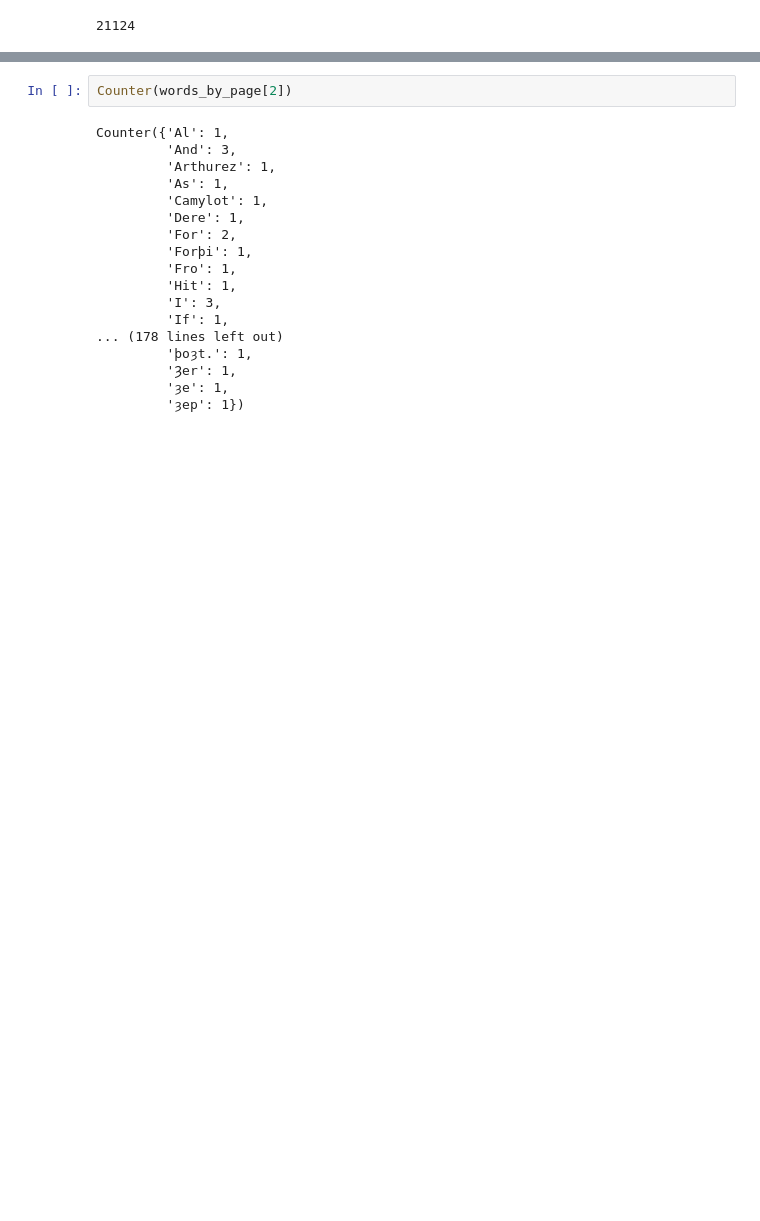
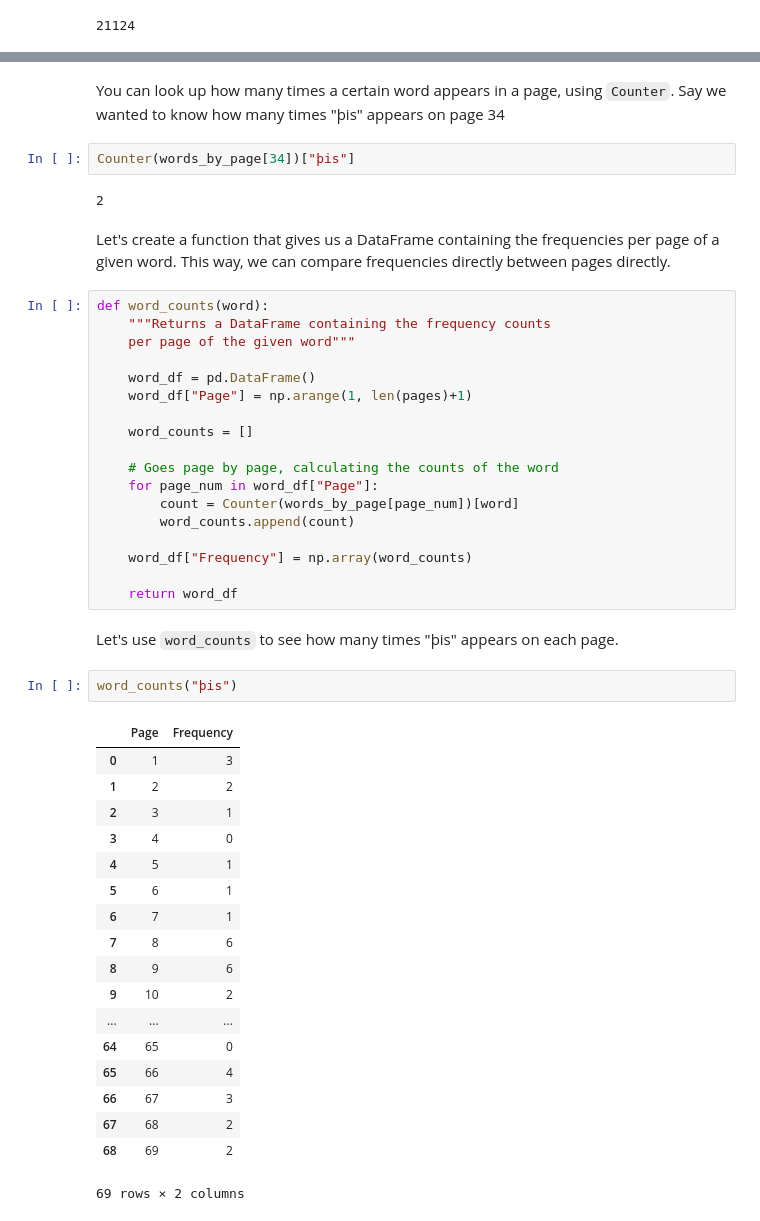
Before and after one commit to ds-modules/MEDST-250, a Jupyter notebook: 03-Intro_to_Stats/Statistics.ipynb, the cells around one changed output, grey strips where cells are left out. Cells and saved outputs as stored; diff of their text form; blank space fills up the shorter version.

Commit message:
Finished word frequencies section

```diff
--- a/03-Intro_to_Stats/Statistics.ipynb
+++ b/03-Intro_to_Stats/Statistics.ipynb
@@ -528,20 +573,49 @@ from collections import Counter
+# %% [markdown]
+You can look up how many times a certain word appears in a page, using `Counter`. Say we wanted to know how many times "þis" appears on page 34
 # %%
-Counter(words_by_page[2])
+Counter(words_by_page[34])["þis"]
 # %% [output]
-Counter({'Al': 1,
-         'And': 3,
-         'Arthurez': 1,
-         'As': 1,
-         'Camylot': 1,
-         'Dere': 1,
-         'For': 2,
-         'Forþi': 1,
-         'Fro': 1,
-         'Hit': 1,
-         'I': 3,
-         'If': 1,
-... (178 lines left out)
-         'þoȝt.': 1,
-         'Ȝer': 1,
-         'ȝe': 1,
-         'ȝep': 1})
+2
+# %% [markdown]
+Let's create a function that gives us a DataFrame containing the frequencies per page of a given word. This way, we can compare frequencies directly between pages directly.
+# %%
+def word_counts(word):
+    """Returns a DataFrame containing the frequency counts
+    per page of the given word"""
+
+    word_df = pd.DataFrame()
+    word_df["Page"] = np.arange(1, len(pages)+1)
+
+    word_counts = []
+
+    # Goes page by page, calculating the counts of the word
+    for page_num in word_df["Page"]:
+        count = Counter(words_by_page[page_num])[word]
+        word_counts.append(count)
+
+    word_df["Frequency"] = np.array(word_counts)
+
+    return word_df
+# %% [markdown]
+Let's use `word_counts` to see how many times "þis" appears on each page.
+# %%
+word_counts("þis")
+# %% [output]
+|  | Page | Frequency |
+| 0 | 1 | 3 |
+| 1 | 2 | 2 |
+| 2 | 3 | 1 |
+| 3 | 4 | 0 |
+| 4 | 5 | 1 |
+| 5 | 6 | 1 |
+| 6 | 7 | 1 |
+| 7 | 8 | 6 |
+| 8 | 9 | 6 |
+| 9 | 10 | 2 |
+| ... | ... | ... |
+| 64 | 65 | 0 |
+| 65 | 66 | 4 |
+| 66 | 67 | 3 |
+| 67 | 68 | 2 |
+| 68 | 69 | 2 |
+69 rows × 2 columns
```
Also changed, not shown: parts of 10 cells of this notebook.
